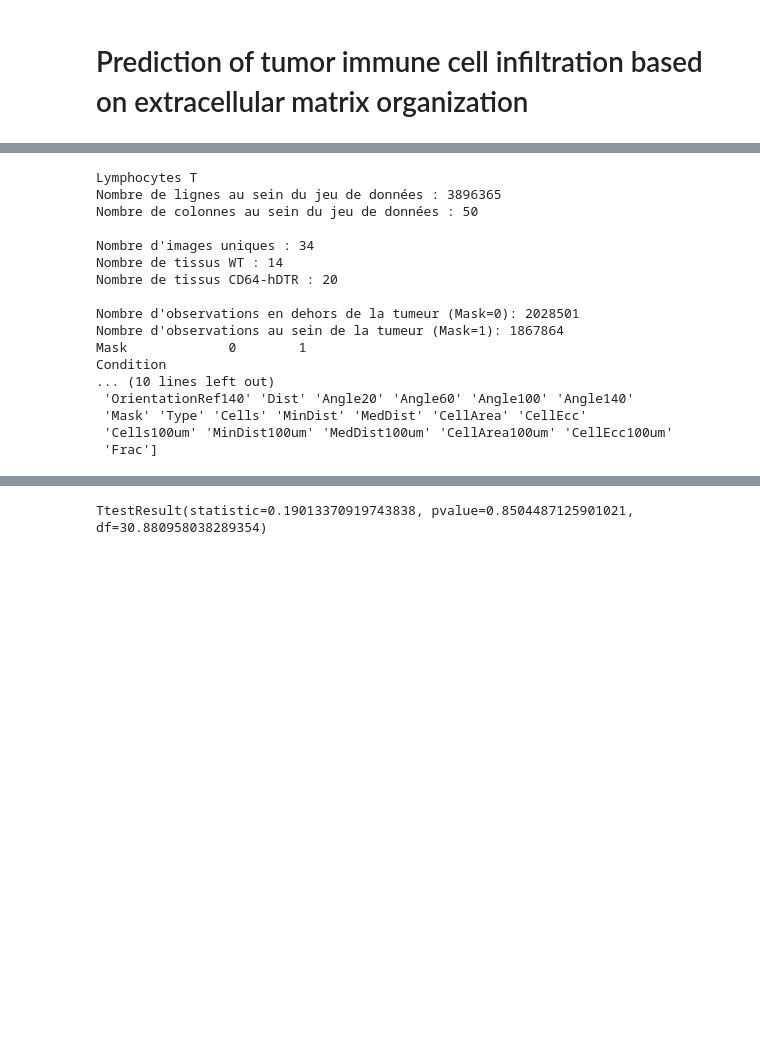
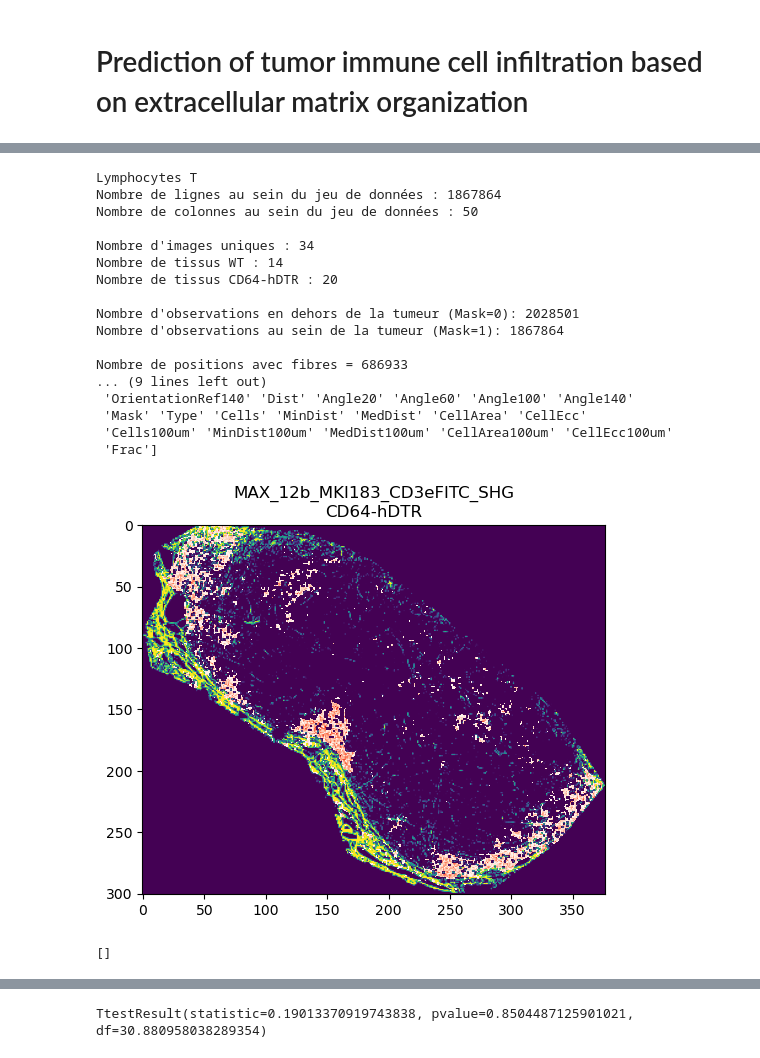
Before and after one commit to Trysis/TumorMEC, a Jupyter notebook: src/analysis.ipynb, the cells around one changed output, grey strips where cells are left out. Saved outputs shown, nothing was run; the diff lists cells and outputs as text; code cells hidden in the pictures; blank space fills up the shorter version.

```diff
--- a/src/analysis.ipynb
+++ b/src/analysis.ipynb
@@ -35,13 +37,17 @@ Cela est pratique afin de clarifier les types associés aux variables, et pour l
 # %%
 # Assigned columns to types
 str_columns = ["Condition", "FileName", "Type"]
-integer_columns = ["Mask"]
+integer_columns = ["Mask"]  # "Cells", converted to float due to NaN exception
 nonsigned_columns = ["X", "Y"]
+float_20_columns = ["Angle20", "Coherency20", "Energy20", "MeanInt20", "VarInt20", "Density20", "VarDensity20", "OrientationRef20"]
+float_60_columns = ["Angle60", "Coherency60", "Energy60", "MeanInt60", "VarInt60", "Density60", "VarDensity60", "OrientationRef60"]
+float_100_columns = ["Angle100", "Coherency100", "Energy100", "MeanInt100", "VarInt100", "Density100", "VarDensity100", "OrientationRef100"]
+float_140_columns = ["Angle140", "Coherency140", "Energy140", "MeanInt140", "VarInt140", "Density140", "VarDensity140", "OrientationRef140"]
 float_columns = [
-    "Angle100", "Coherency100", "Energy100", "MeanInt100", "VarInt100", "Density100", "VarDensity100", "OrientationRef100",
-    "Angle140", "Coherency140", "Energy140", "MeanInt140", "VarInt140", "Density140", "VarDensity140", "OrientationRef140",
-    "Angle20", "Coherency20", "Energy20", "MeanInt20", "VarInt20", "Density20", "VarDensity20", "OrientationRef20",
-    "Angle60", "Coherency60", "Energy60", "MeanInt60", "VarInt60", "Density60", "VarDensity60", "OrientationRef60",
+    *float_20_columns,
+    *float_60_columns,
+    *float_100_columns,
+    *float_140_columns,
     "Dist", "MinDist", "MedDist", "CellArea", "CellEcc",
     "Cells100um", "MinDist100um", "MedDist100um", "CellArea100um", "CellEcc100um",
     "Frac", "Cells"
@@ -60,5 +66,3 @@ df_ki = df_ki.astype(data_type)
 
 # Fusion des deux jeu de données
 df_all = pd.concat([df_wt, df_ki])
-print(f"Nombre de lignes au sein du jeu de données total: {df_all.shape[0]}")
-print(f"Nombre de colonnes au sein du jeu de données total: {df_all.shape[1]}")
@@ -72,8 +79,17 @@ Dans un premier temps, nous nous intéressons seulement au lymphocytes T dans l'
 # %%
-# Keep only T cells
-df_all_cd3 = df_all[df_all["Type"] == "CD3"]
-dt_byfile = df_all_cd3[["Condition", "FileName"]]\
+# Keep only T cells in tumor environment
+df_all_cd3 = df_all[(df_all["Type"] == "CD3") & (df_all["Mask"] == 1)]
+
+# Number of observations per file
+dt_byfile = df_all_cd3[["FileName", "Condition"]]\
     .groupby(["FileName"]).value_counts().to_frame()\
     .reset_index(level=1).sort_values(by="Condition", ascending=False)
 dt_byfile["Name"] = [filename[2:filename.find(".tif")] for filename in dt_byfile.index]
+dt_byfile = dt_byfile.rename(columns={"count": "Nobs"})
+
+# Number of T cells per file
+dt_cellscount = df_all_cd3[["FileName", "Cells"]].groupby(["FileName"]).sum()
+
+dt_byfile = dt_byfile.join(dt_cellscount)
+dt_byfile = dt_byfile.reindex(columns=["Name", "Condition", "Nobs", "Cells",])
 dt_byfile
@@ -104,7 +115,6 @@ plt.show()
 # %%
 table_cond_mask = pd.crosstab(df_all_cd3["Condition"], df_all_cd3["Mask"]).sort_index(ascending=False)
 table_byfile_condition = dt_byfile["Condition"].value_counts()
-table_mask = df_all_cd3['Mask'].value_counts()
 
 # Print
 print("Lymphocytes T")
@@ -117,13 +127,17 @@ print(f"Nombre de tissus WT : {table_byfile_condition['WT']}\n"
       f"Nombre de tissus CD64-hDTR : {table_byfile_condition['CD64-hDTR']}")
 #
 print()
-print(f"Nombre d'observations en dehors de la tumeur (Mask=0): {table_mask[0]}")
-print(f"Nombre d'observations au sein de la tumeur (Mask=1): {table_mask[1]}")
+print(f"Nombre d'observations en dehors de la tumeur (Mask=0): {((df_all['Type'] == 'CD3') & (df_all['Mask'] == 0)).sum()}")
+print(f"Nombre d'observations au sein de la tumeur (Mask=1): {dt_byfile['Nobs'].sum()}")
+#
+print()
+print(f"Nombre de positions avec fibres = {sum(df_all_cd3['Density20'] > 0)}")
+print(f"Nombre de positions sans fibres = {sum(df_all_cd3['Density20'] <= 0)}")
 #
 print(f"\nColonnes du jeu de données :\n{df_all_cd3.columns.values}")
 # %% [output]
 Lymphocytes T
-Nombre de lignes au sein du jeu de données : 3896365
+Nombre de lignes au sein du jeu de données : 1867864
 Nombre de colonnes au sein du jeu de données : 50
 
 Nombre d'images uniques : 34
@@ -132,10 +146,27 @@ Nombre de tissus CD64-hDTR : 20
 
 Nombre d'observations en dehors de la tumeur (Mask=0): 2028501
 Nombre d'observations au sein de la tumeur (Mask=1): 1867864
-Mask             0        1
-Condition
-... (10 lines left out)
+
+Nombre de positions avec fibres = 686933
+... (9 lines left out)
  'OrientationRef140' 'Dist' 'Angle20' 'Angle60' 'Angle100' 'Angle140'
  'Mask' 'Type' 'Cells' 'MinDist' 'MedDist' 'CellArea' 'CellEcc'
  'Cells100um' 'MinDist100um' 'MedDist100um' 'CellArea100um' 'CellEcc100um'
  'Frac']
+# %%
+# View cell with density
+i = 14
+name = dt_byfile.index[i]
+m = ExtractMap.ExtractMap(df_all_cd3_intumor, "Density20", choose=name)
+plt.imshow(m)
+p = ExtractMap.ExtractMap(df_all_cd3_intumor, "Cells", choose=name)
+p[p == 0] = np.nan
+plt.imshow(p, cmap=plt.cm.Reds)
+plt.title(f"{dt_byfile['Name'].iloc[i]}\n{dt_byfile['Condition'].iloc[i]}")
+plt.show()
+# %% [output]
+[figure, added]
+# %%
+plt.get_fignums()
+# %% [output]
+[]
```
Also changed, not shown: parts of 19 cells of this notebook, 5 other files.
